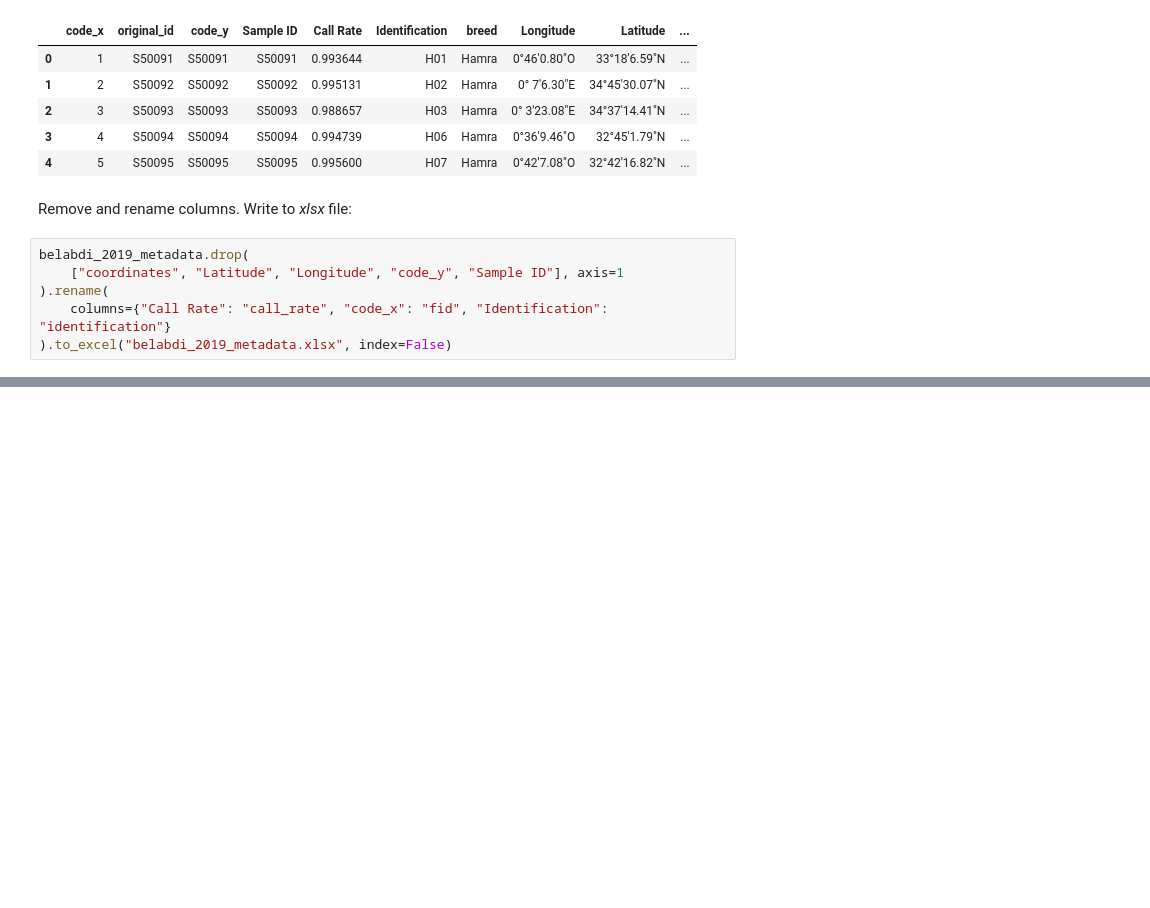
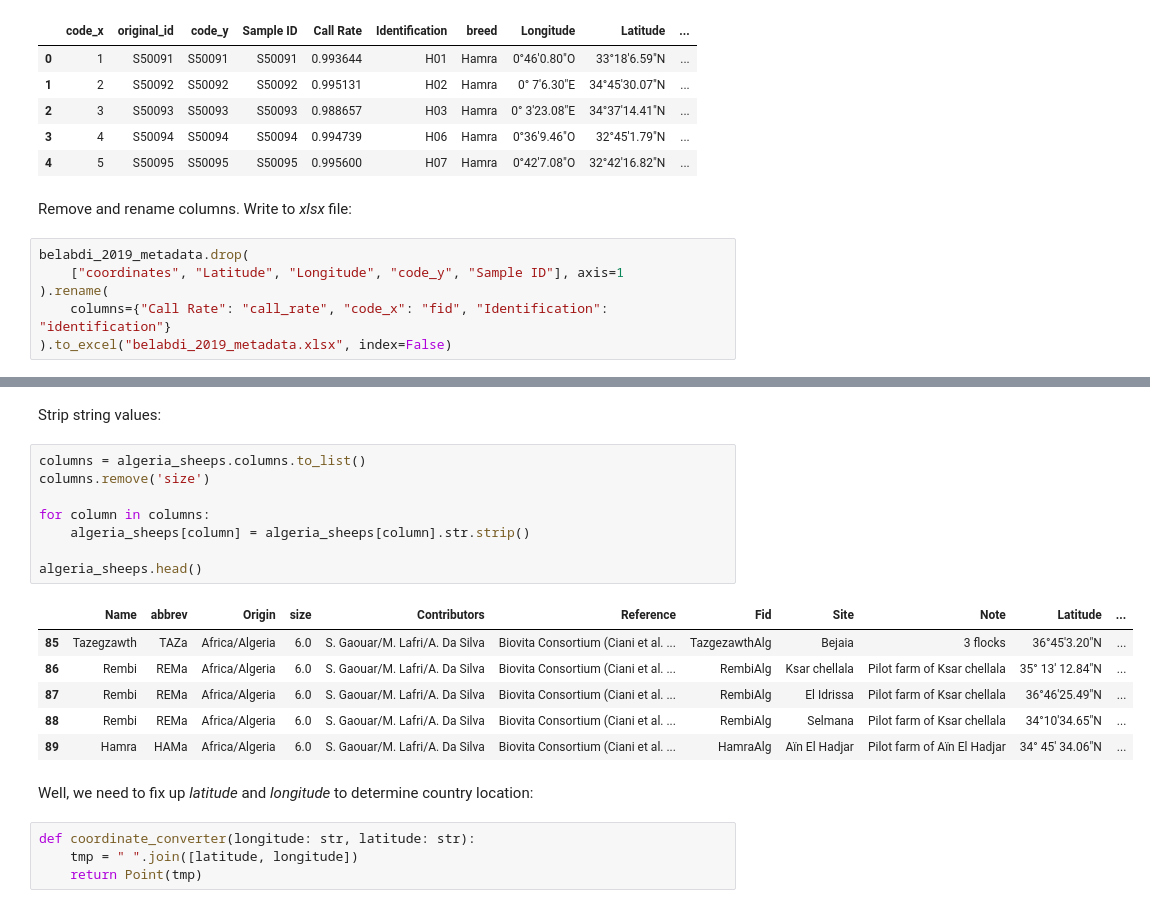
Before and after one commit to cnr-ibba/SMARTER-database, a Jupyter notebook: notebooks/exploratory/0.22.0-bunop-new_sheep_background_data.ipynb, the cells around one changed output, grey strips where cells are left out. Cells and saved outputs as stored; diff of their text form; blank space fills up the shorter version.

```diff
--- a/notebooks/exploratory/0.22.0-bunop-new_sheep_background_data.ipynb
+++ b/notebooks/exploratory/0.22.0-bunop-new_sheep_background_data.ipynb
@@ -804,0 +924,23 @@ belabdi_2019_metadata.drop(
+# %% [markdown]
+Strip string values:
+# %%
+columns = algeria_sheeps.columns.to_list()
+columns.remove('size')
+
+for column in columns:
+    algeria_sheeps[column] = algeria_sheeps[column].str.strip()
+
+algeria_sheeps.head()
+# %% [output]
+|  | Name | abbrev | Origin | size | Contributors | Reference | Fid | Site | Note | Latitude | ... |
+| 85 | Tazegzawth | TAZa | Africa/Algeria | 6.0 | S. Gaouar/M. Lafri/A. Da Silva | Biovita Consortium (Ciani et al. ... | TazgezawthAlg | Bejaia | 3 flocks | 36°45'3.20"N | ... |
+| 86 | Rembi | REMa | Africa/Algeria | 6.0 | S. Gaouar/M. Lafri/A. Da Silva | Biovita Consortium (Ciani et al. ... | RembiAlg | Ksar chellala | Pilot farm of Ksar chellala | 35° 13' 12.84"N | ... |
+| 87 | Rembi | REMa | Africa/Algeria | 6.0 | S. Gaouar/M. Lafri/A. Da Silva | Biovita Consortium (Ciani et al. ... | RembiAlg | El Idrissa | Pilot farm of Ksar chellala | 36°46'25.49"N | ... |
+| 88 | Rembi | REMa | Africa/Algeria | 6.0 | S. Gaouar/M. Lafri/A. Da Silva | Biovita Consortium (Ciani et al. ... | RembiAlg | Selmana | Pilot farm of Ksar chellala | 34°10'34.65"N | ... |
+| 89 | Hamra | HAMa | Africa/Algeria | 6.0 | S. Gaouar/M. Lafri/A. Da Silva | Biovita Consortium (Ciani et al. ... | HamraAlg | Aïn El Hadjar | Pilot farm of Aïn El Hadjar | 34° 45' 34.06"N | ... |
+# %% [markdown]
+Well, we need to fix up *latitude* and *longitude* to determine country location:
+# %%
+def coordinate_converter(longitude: str, latitude: str):
+    tmp = " ".join([latitude, longitude])
+    return Point(tmp)
```
Also changed, not shown: parts of 40 cells of this notebook, 1 other file.
